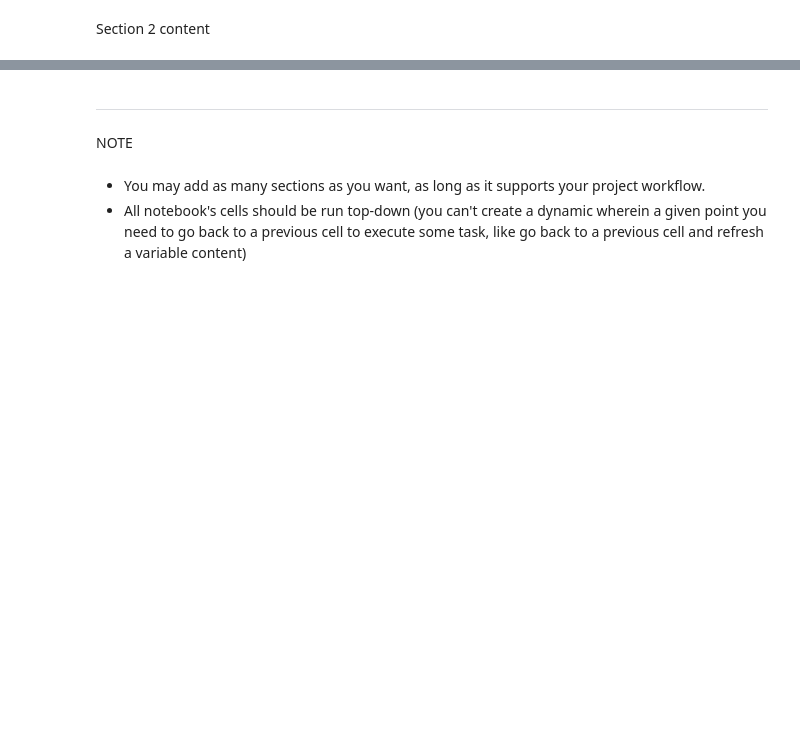
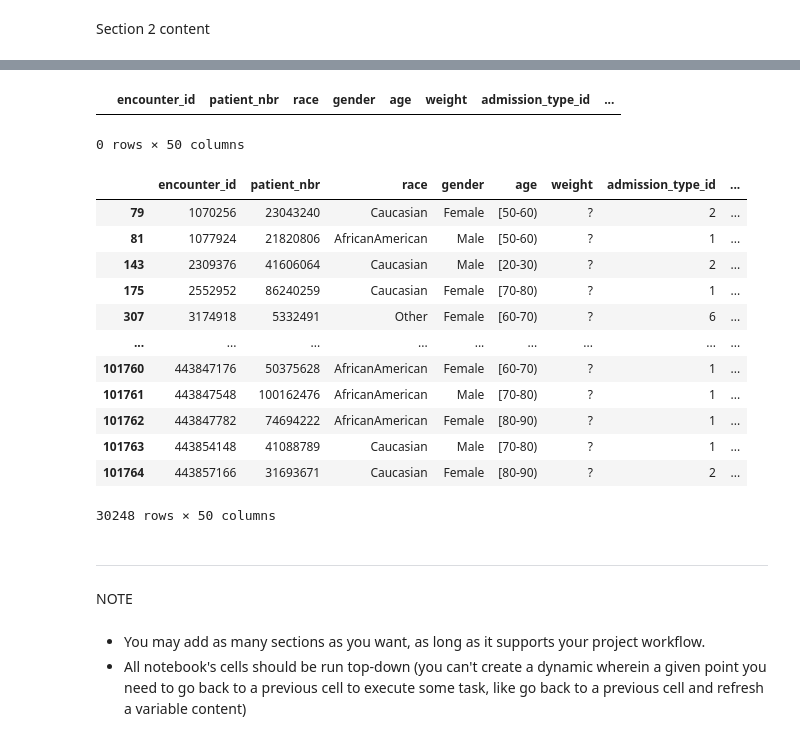
Before and after one commit to frankiesanjana/test-for-pp5, a Jupyter notebook: jupyter_notebooks/01 - Data Collection.ipynb, the cells around one changed output, grey strips where cells are left out. Drawn from its saved outputs; the diff is of its cells as text; code cells hidden in the pictures; blank space fills up the shorter version.

```diff
--- a/jupyter_notebooks/01 - Data Collection.ipynb
+++ b/jupyter_notebooks/01 - Data Collection.ipynb
@@ -111,2 +109,6 @@ FileNotFoundError: [WinError 2] The system cannot find the file specified: 'inpu
 # %% [markdown]
 Section 2 content
+# %%
+import pandas as pd
+df = pd.read_csv(f"inputs/datasets/raw/diabetic_data.csv")
+df.head()
@@ -113,3 +143,24 @@ Section 2 content
+# %%
+df[df.duplicated(subset=['encounter_id'])]
+# %% [output]
+|  | encounter_id | patient_nbr | race | gender | age | weight | admission_type_id | ... |
+0 rows × 50 columns
+# %%
+df[df.duplicated(subset=['patient_nbr'])]
+# %% [output]
+|  | encounter_id | patient_nbr | race | gender | age | weight | admission_type_id | ... |
+| 79 | 1070256 | 23043240 | Caucasian | Female | [50-60) | ? | 2 | ... |
+| 81 | 1077924 | 21820806 | AfricanAmerican | Male | [50-60) | ? | 1 | ... |
+| 143 | 2309376 | 41606064 | Caucasian | Male | [20-30) | ? | 2 | ... |
+| 175 | 2552952 | 86240259 | Caucasian | Female | [70-80) | ? | 1 | ... |
+| 307 | 3174918 | 5332491 | Other | Female | [60-70) | ? | 6 | ... |
+| ... | ... | ... | ... | ... | ... | ... | ... | ... |
+| 101760 | 443847176 | 50375628 | AfricanAmerican | Female | [60-70) | ? | 1 | ... |
+| 101761 | 443847548 | 100162476 | AfricanAmerican | Male | [70-80) | ? | 1 | ... |
+| 101762 | 443847782 | 74694222 | AfricanAmerican | Female | [80-90) | ? | 1 | ... |
+| 101763 | 443854148 | 41088789 | Caucasian | Male | [70-80) | ? | 1 | ... |
+| 101764 | 443857166 | 31693671 | Caucasian | Female | [80-90) | ? | 2 | ... |
+30248 rows × 50 columns
 # %% [markdown]
 ---
 # %% [markdown]
```
Also changed, not shown: parts of 5 cells of this notebook.
